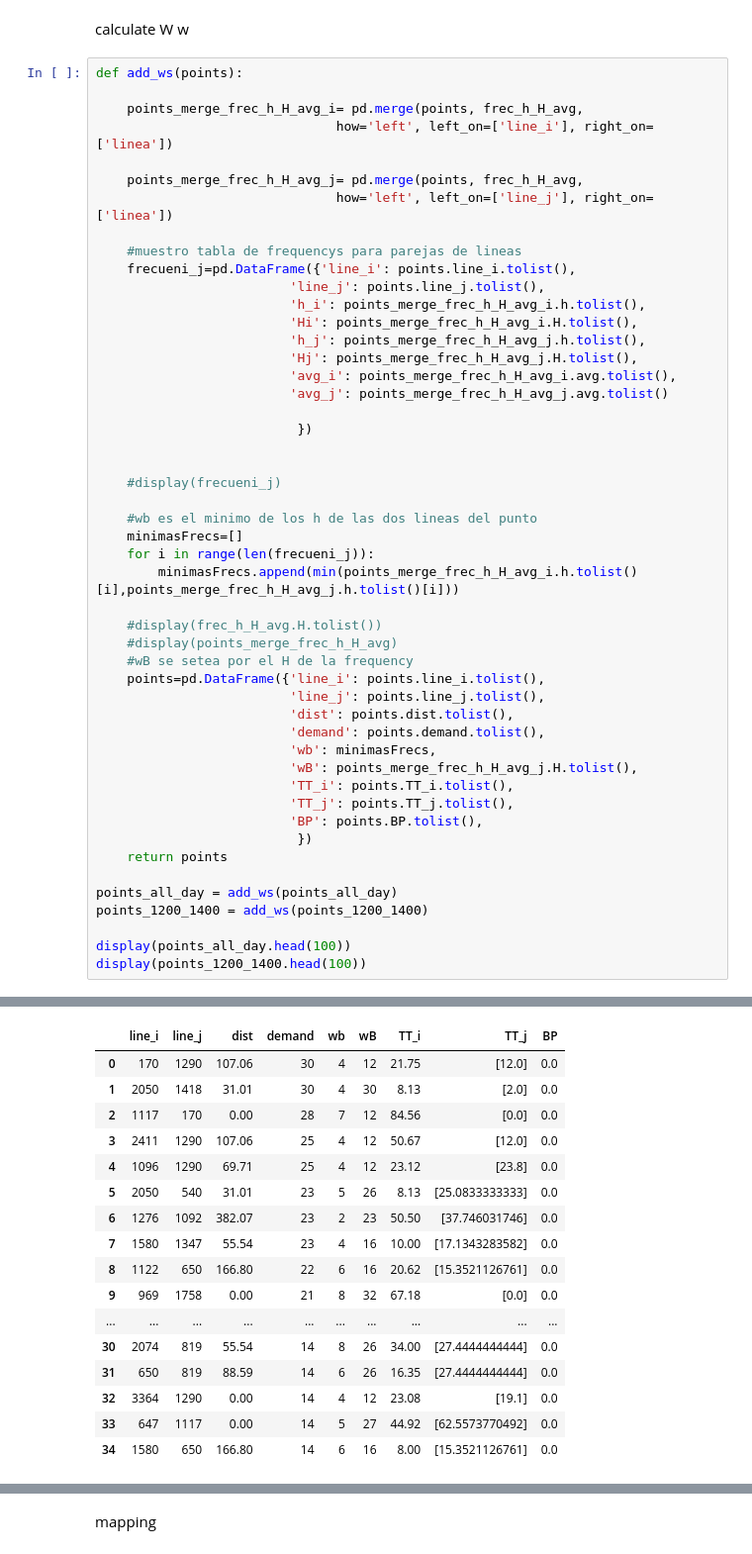
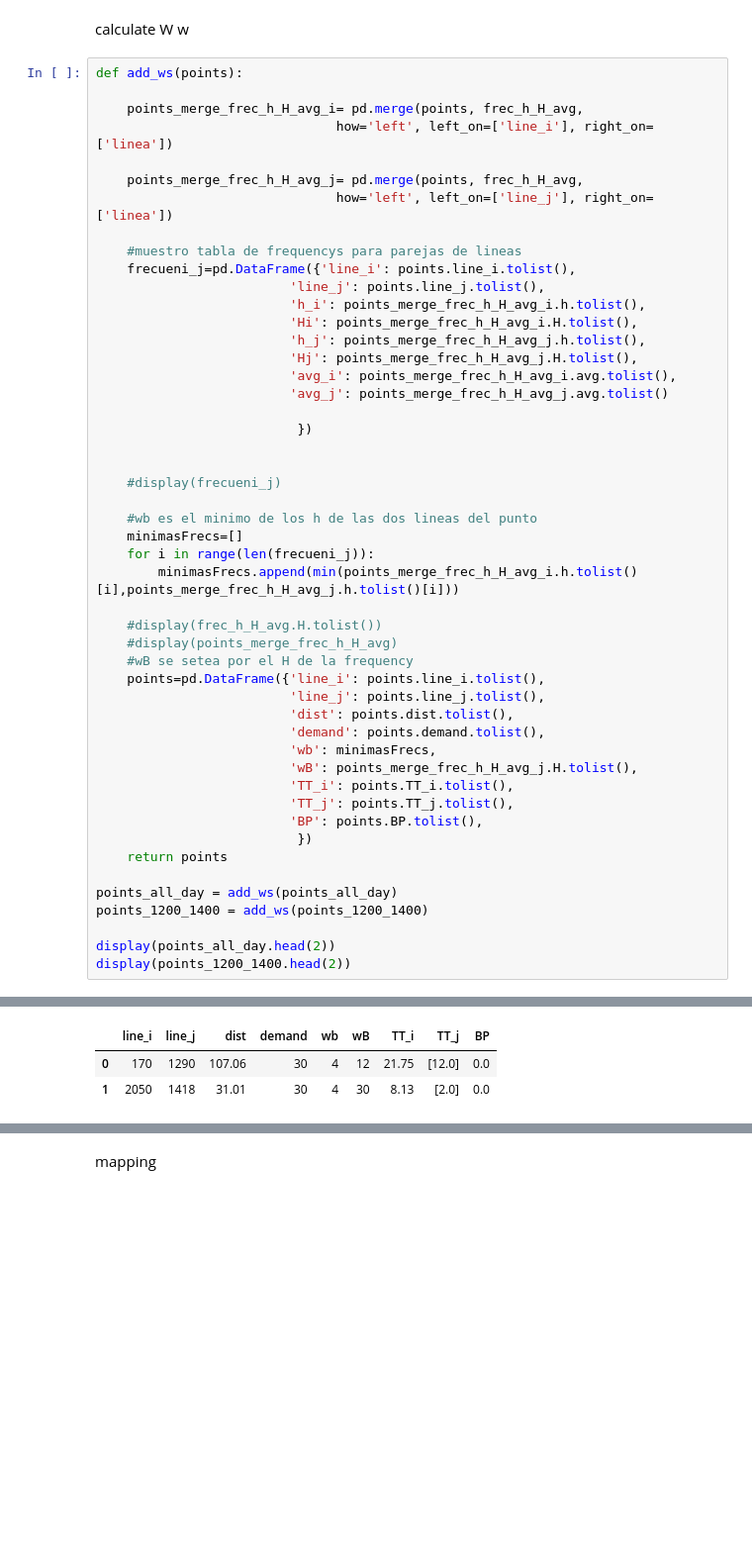
Before and after one commit to jonathan-murana/bus-generator, a Jupyter notebook: bus.ipynb, the cells around one changed output, grey strips where cells are left out. Shown at 99% size. Saved outputs shown, nothing was run; the diff lists cells and outputs as text; blank space fills up the shorter version.

```diff
--- a/bus.ipynb
+++ b/bus.ipynb
@@ -553,8 +530,8 @@ def add_ws(points):
 points_all_day = add_ws(points_all_day)
 points_1200_1400 = add_ws(points_1200_1400)
 
-display(points_all_day.head(100))
-display(points_1200_1400.head(100))
+display(points_all_day.head(2))
+display(points_1200_1400.head(2))
 # %% [output]
 |  | line_i | line_j | dist | demand | wb | wB | TT_i | TT_j | BP |
 | 0 | 1096 | 2579 | 69.71 | 309 | 3 | 13 | 23.12 | 21.78 | 0.0 |
@@ -568,17 +539,3 @@ display(points_1200_1400.head(100))
 |  | line_i | line_j | dist | demand | wb | wB | TT_i | TT_j | BP |
 | 0 | 170 | 1290 | 107.06 | 30 | 4 | 12 | 21.75 | [12.0] | 0.0 |
 | 1 | 2050 | 1418 | 31.01 | 30 | 4 | 30 | 8.13 | [2.0] | 0.0 |
-| 2 | 1117 | 170 | 0.00 | 28 | 7 | 12 | 84.56 | [0.0] | 0.0 |
-| 3 | 2411 | 1290 | 107.06 | 25 | 4 | 12 | 50.67 | [12.0] | 0.0 |
-| 4 | 1096 | 1290 | 69.71 | 25 | 4 | 12 | 23.12 | [23.8] | 0.0 |
-| 5 | 2050 | 540 | 31.01 | 23 | 5 | 26 | 8.13 | [25.0833333333] | 0.0 |
-| 6 | 1276 | 1092 | 382.07 | 23 | 2 | 23 | 50.50 | [37.746031746] | 0.0 |
-| 7 | 1580 | 1347 | 55.54 | 23 | 4 | 16 | 10.00 | [17.1343283582] | 0.0 |
-| 8 | 1122 | 650 | 166.80 | 22 | 6 | 16 | 20.62 | [15.3521126761] | 0.0 |
-| 9 | 969 | 1758 | 0.00 | 21 | 8 | 32 | 67.18 | [0.0] | 0.0 |
-| ... | ... | ... | ... | ... | ... | ... | ... | ... | ... |
-| 30 | 2074 | 819 | 55.54 | 14 | 8 | 26 | 34.00 | [27.4444444444] | 0.0 |
-| 31 | 650 | 819 | 88.59 | 14 | 6 | 26 | 16.35 | [27.4444444444] | 0.0 |
-| 32 | 3364 | 1290 | 0.00 | 14 | 4 | 12 | 23.08 | [19.1] | 0.0 |
-| 33 | 647 | 1117 | 0.00 | 14 | 5 | 27 | 44.92 | [62.5573770492] | 0.0 |
-| 34 | 1580 | 650 | 166.80 | 14 | 6 | 16 | 8.00 | [15.3521126761] | 0.0 |
```
Also changed, not shown: parts of 20 cells of this notebook, 2 other files.
